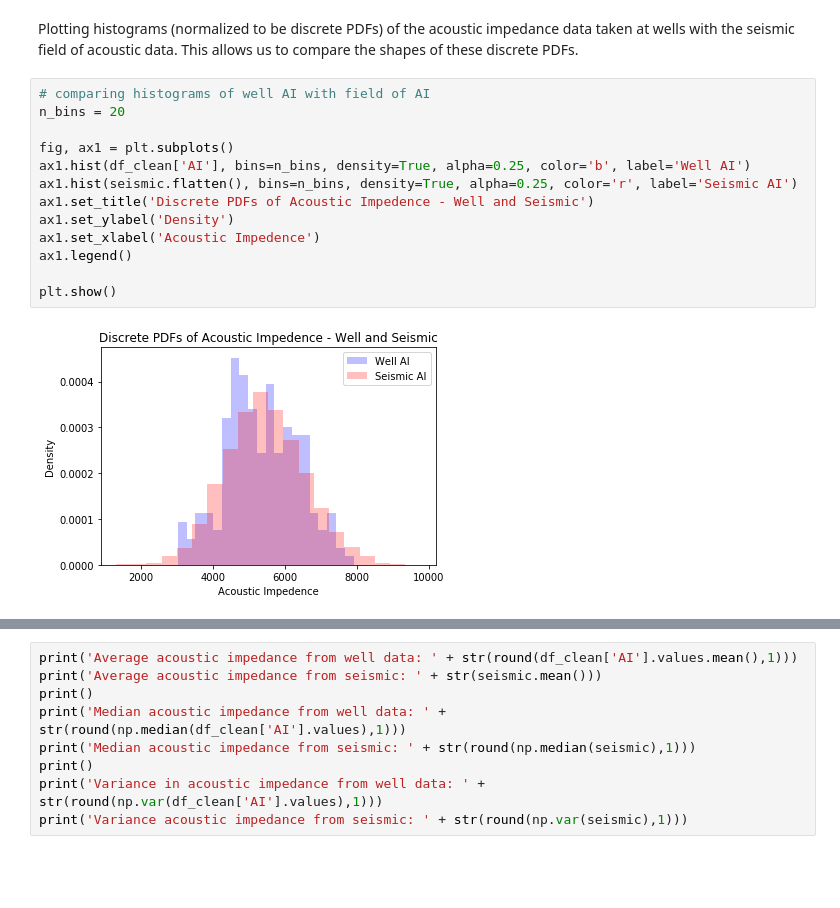
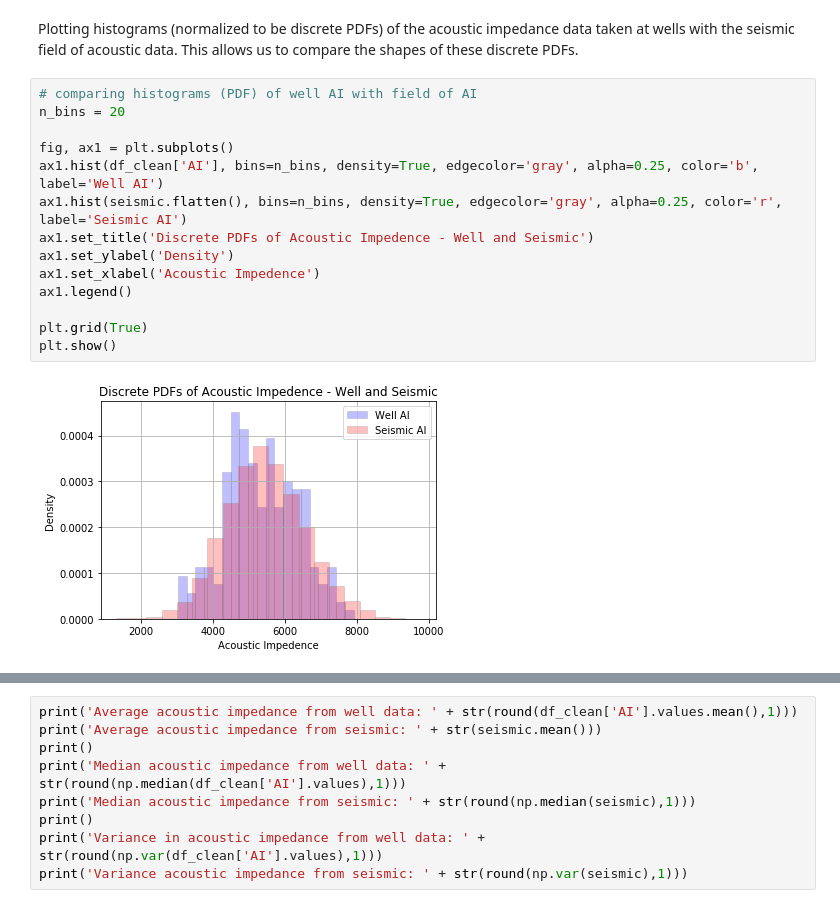
Before and after one commit to elbeejay/PGE383-Group1, a Jupyter notebook: AI_Comparison.ipynb, the cells around one changed output, grey strips where cells are left out. Cells and saved outputs as stored; diff of their text form; blank space fills up the shorter version.

Commit message:
Acoustic Impedance Comparison
Updating the PDF and CDF plots

```diff
--- a/AI_Comparison.ipynb
+++ b/AI_Comparison.ipynb
@@ -65,17 +65,18 @@ plt.show()
 # %% [markdown]
 Plotting histograms (normalized to be discrete PDFs) of the acoustic impedance data taken at wells with the seismic field of acoustic data. This allows us to compare the shapes of these discrete PDFs.
 # %%
-# comparing histograms of well AI with field of AI
+# comparing histograms (PDF) of well AI with field of AI
 n_bins = 20
 
 fig, ax1 = plt.subplots()
-ax1.hist(df_clean['AI'], bins=n_bins, density=True, alpha=0.25, color='b', label='Well AI')
-ax1.hist(seismic.flatten(), bins=n_bins, density=True, alpha=0.25, color='r', label='Seismic AI')
+ax1.hist(df_clean['AI'], bins=n_bins, density=True, edgecolor='gray', alpha=0.25, color='b', label='Well AI')
+ax1.hist(seismic.flatten(), bins=n_bins, density=True, edgecolor='gray', alpha=0.25, color='r', label='Seismic AI')
 ax1.set_title('Discrete PDFs of Acoustic Impedence - Well and Seismic')
 ax1.set_ylabel('Density')
 ax1.set_xlabel('Acoustic Impedence')
 ax1.legend()
 
+plt.grid(True)
 plt.show()
 # %% [output]
-[figure, old version]
+[figure, new version]
```
Also changed, not shown: parts of 1 cell of this notebook.
